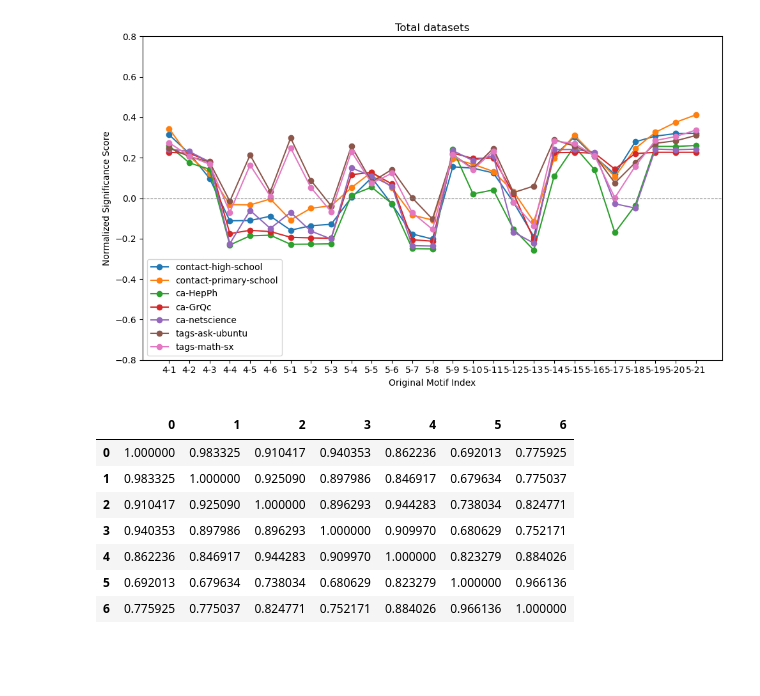
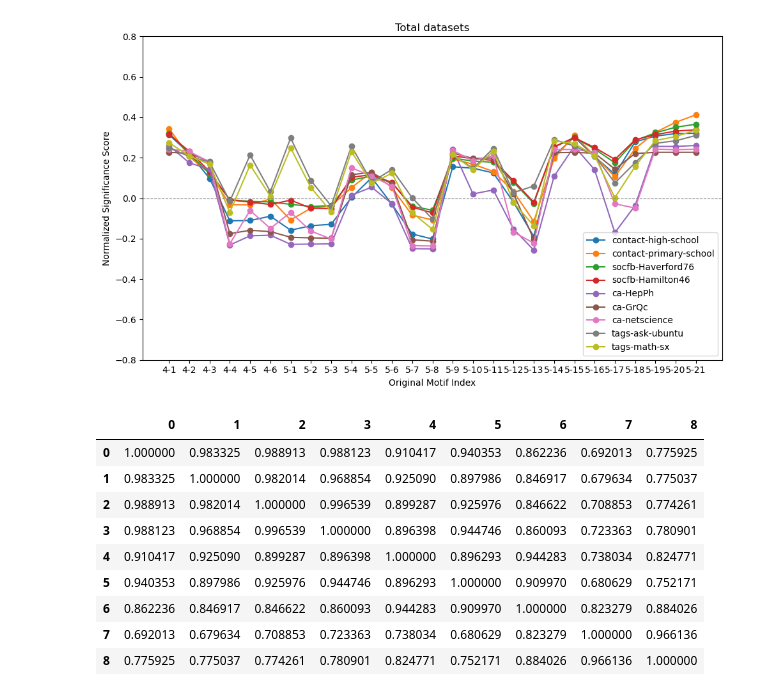
Before and after one commit to thisis05/graphlet_extension, a Jupyter notebook: profile.ipynb, the cells around one changed output. Cells and saved outputs as stored; diff of their text form; code cells hidden in the pictures; blank space fills up the shorter version.

```diff
--- a/profile.ipynb
+++ b/profile.ipynb
@@ -212,9 +216,9 @@ with open('./original_output/random_output.json') as f:
 
 # Extract the domain name
 domain = 'Total'
-sorted_keys = ['4-1', '4-2', '4-3', '4-4', '4-5', '4-6']
+#sorted_keys = ['4-1', '4-2', '4-3', '4-4', '4-5', '4-6']
 
-sorted_keys = ['5-1', '5-2', '5-3', '5-4', '5-5', '5-6', '5-7', '5-8', '5-9', '5-10', '5-11', '5-12', '5-13', '5-14', '5-15', '5-16', '5-17', '5-18', '5-19', '5-20', '5-21']
+#sorted_keys = ['5-1', '5-2', '5-3', '5-4', '5-5', '5-6', '5-7', '5-8', '5-9', '5-10', '5-11', '5-12', '5-13', '5-14', '5-15', '5-16', '5-17', '5-18', '5-19', '5-20', '5-21']
 
 sorted_keys = ['4-1', '4-2', '4-3', '4-4', '4-5', '4-6', '5-1', '5-2', '5-3', '5-4', '5-5', '5-6', '5-7', '5-8', '5-9', '5-10', '5-11', '5-12', '5-13', '5-14', '5-15', '5-16', '5-17', '5-18', '5-19', '5-20', '5-21']
 srp_data = []
@@ -222,11 +226,11 @@ srp_data = []
 # Define domain groups
 domains = {
     'contact': [5, 6],
+    'socfb' : [9, 10],
     'collaboration': [0, 1, 2],
     'tags' : [7, 8]
-    #'socfb' : [10, 11, 12]
 }
-dataset_order= {}
+daset_order= {}
 for keys in domains:
     dataset_order[keys] = []
 
@@ -259,43 +263,45 @@ for group_name, indices in domains.items():
         # Normalize Delta_i to get SRP_i
         sum_delta_squared = sum([delta**2 for delta in delta_i.values()])
         srp_i = {key: delta / np.sqrt(sum_delta_squared) for key, delta in delta_i.items()}
 
         # Sort SRP_i by subgraph keys
         sorted_srp_i = [srp_i[key] for key in sorted_keys]
         srp_data.append(sorted_srp_i)
 
         # Plot the Subgraph Ratio Profile
         plt.plot(sorted_keys, sorted_srp_i, marker='o', label=f'{dataset}')
 
 df = pd.DataFrame(srp_data).T
 correlation_matrix = df.corr(method='pearson')
 
 # Plot settings
 plt.xlabel('Original Motif Index')
 plt.ylabel('Normalized Significance Score')
 plt.title(f'{domain} datasets')
 plt.ylim(-0.8, 0.8)
 plt.axhline(0, color='gray', linestyle='--', linewidth=0.8)
 plt.legend()
 plt.tight_layout()
 
 # Save the plot
-filename = f'{domain}_original.png'
+filename = f'{domain}_original4+5.png'
 plt.savefig(f'./figure/{filename}')
 
 # Display the plot
 plt.show()
 correlation_matrix
 # %% [output]
-[figure, old version]
+[figure, new version]
-|  | 0 | 1 | 2 | 3 | 4 | 5 | 6 |
-| 0 | 1.000000 | 0.983325 | 0.910417 | 0.940353 | 0.862236 | 0.692013 | 0.775925 |
-| 1 | 0.983325 | 1.000000 | 0.925090 | 0.897986 | 0.846917 | 0.679634 | 0.775037 |
-| 2 | 0.910417 | 0.925090 | 1.000000 | 0.896293 | 0.944283 | 0.738034 | 0.824771 |
-| 3 | 0.940353 | 0.897986 | 0.896293 | 1.000000 | 0.909970 | 0.680629 | 0.752171 |
-| 4 | 0.862236 | 0.846917 | 0.944283 | 0.909970 | 1.000000 | 0.823279 | 0.884026 |
-| 5 | 0.692013 | 0.679634 | 0.738034 | 0.680629 | 0.823279 | 1.000000 | 0.966136 |
-| 6 | 0.775925 | 0.775037 | 0.824771 | 0.752171 | 0.884026 | 0.966136 | 1.000000 |
+|  | 0 | 1 | 2 | 3 | 4 | 5 | 6 | 7 | 8 |
+| 0 | 1.000000 | 0.983325 | 0.988913 | 0.988123 | 0.910417 | 0.940353 | 0.862236 | 0.692013 | 0.775925 |
+| 1 | 0.983325 | 1.000000 | 0.982014 | 0.968854 | 0.925090 | 0.897986 | 0.846917 | 0.679634 | 0.775037 |
+| 2 | 0.988913 | 0.982014 | 1.000000 | 0.996539 | 0.899287 | 0.925976 | 0.846622 | 0.708853 | 0.774261 |
+| 3 | 0.988123 | 0.968854 | 0.996539 | 1.000000 | 0.896398 | 0.944746 | 0.860093 | 0.723363 | 0.780901 |
+| 4 | 0.910417 | 0.925090 | 0.899287 | 0.896398 | 1.000000 | 0.896293 | 0.944283 | 0.738034 | 0.824771 |
+| 5 | 0.940353 | 0.897986 | 0.925976 | 0.944746 | 0.896293 | 1.000000 | 0.909970 | 0.680629 | 0.752171 |
+| 6 | 0.862236 | 0.846917 | 0.846622 | 0.860093 | 0.944283 | 0.909970 | 1.000000 | 0.823279 | 0.884026 |
+| 7 | 0.692013 | 0.679634 | 0.708853 | 0.723363 | 0.738034 | 0.680629 | 0.823279 | 1.000000 | 0.966136 |
+| 8 | 0.775925 | 0.775037 | 0.774261 | 0.780901 | 0.824771 | 0.752171 | 0.884026 | 0.966136 | 1.000000 |
 # %%
 import seaborn as sns
 
```
Also changed, not shown: parts of 9 cells of this notebook, 14 other files.
